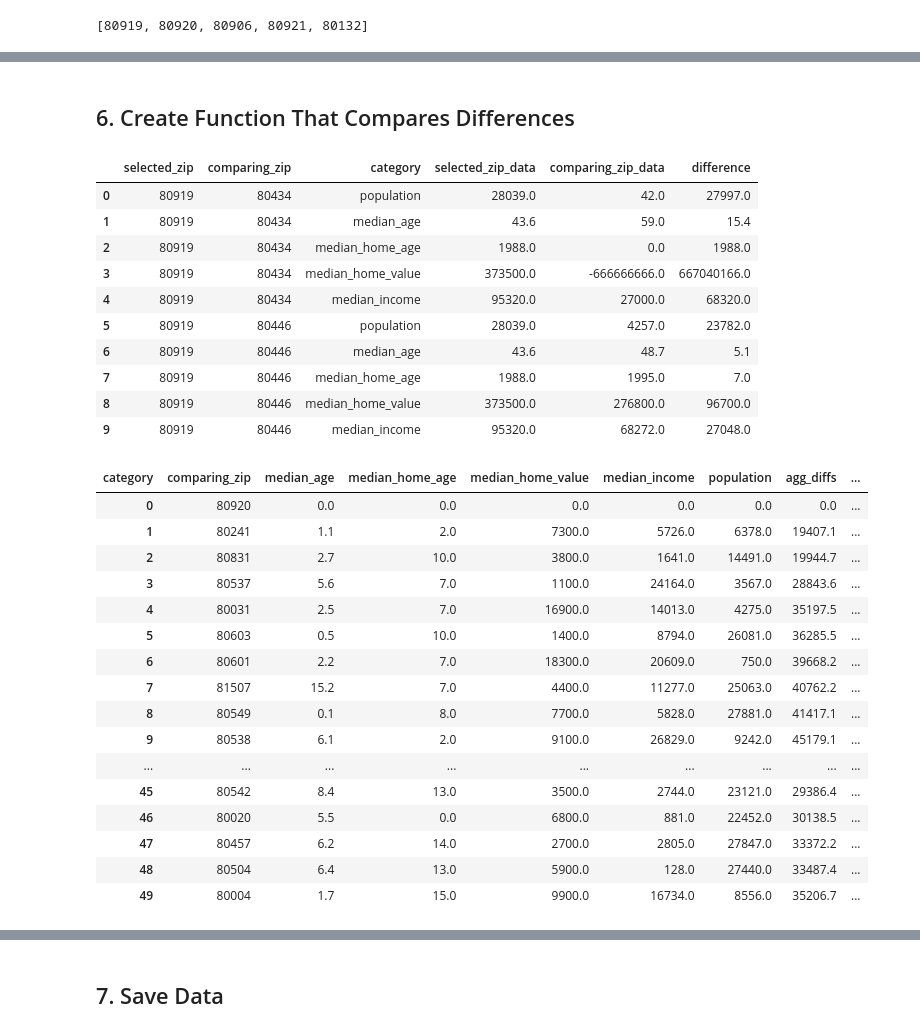
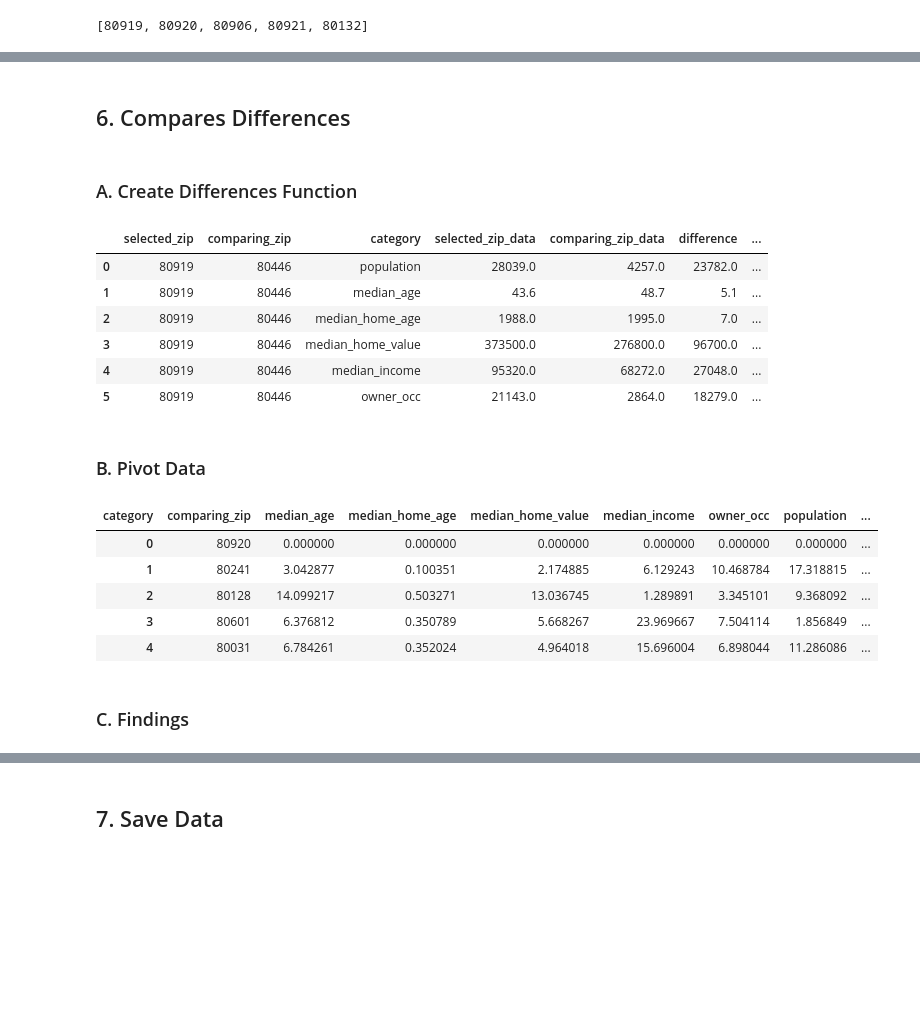
Before and after one commit to danielq1985/si_expansion_public, a Jupyter notebook: 03 - who_census.ipynb, the cells around one changed output, grey strips where cells are left out. Cells and saved outputs as stored; diff of their text form; code cells hidden in the pictures; blank space fills up the shorter version.

```diff
--- a/03 - who_census.ipynb
+++ b/03 - who_census.ipynb
@@ -79,6 +82,7 @@ column_update = ["population", #B01001_001E
                  "median_home_age", #B25035_001E
                  "median_home_value", #B25107_001E
                  "median_income", #B19013_001E
+                 "owner_occ", # B07013_002E
                  "zip"]
 
 df.columns = column_update
@@ -113,0 +161,5 @@ dtype: object
+# %%
+# We are going to drop all rows with negative values because they all have a very low population, are a military base,
+# or have multiple negative values making them useless
+df = df[df > 0].dropna()
+df.lt(0).sum()
@@ -160,5 +221,7 @@ top_zip_demos
-# %% [markdown]
-## 6. Create Function That Compares Differences
+# %% [markdown]
+## 6. Compares Differences
+# %% [markdown]
+### A. Create Differences Function
 # %%
 def create_df(target_zip):
     """
@@ -174,7 +237,8 @@ def create_df(target_zip):
                 other_zip_data = row['{}'.format(column)]
 
                 case = {"selected_zip": int(target_zip), "comparing_zip": int(row['zip']), "category": column, "selected_zip_data": target_zip_data,
-                                "comparing_zip_data": other_zip_data, "difference": abs(target_zip_data-other_zip_data)}
+                                "comparing_zip_data": other_zip_data, "difference": abs(target_zip_data-other_zip_data),
+                                "difference_percent": abs(target_zip_data-other_zip_data) / ((target_zip_data + other_zip_data) / 2) * 100}
                 arr.append(case)
     created_df = pd.DataFrame(arr)
     return created_df
@@ -184,19 +248,17 @@ df_80906 = create_df(80906)
 df_80921 = create_df(80921)
 df_80132 = create_df(80132)
 df_80919 = create_df(80919)
-df_80919.head(10)
+df_80919.head(6)
 # %% [output]
-|  | selected_zip | comparing_zip | category | selected_zip_data | comparing_zip_data | difference |
-| 0 | 80919 | 80434 | population | 28039.0 | 42.0 | 27997.0 |
-| 1 | 80919 | 80434 | median_age | 43.6 | 59.0 | 15.4 |
-| 2 | 80919 | 80434 | median_home_age | 1988.0 | 0.0 | 1988.0 |
-| 3 | 80919 | 80434 | median_home_value | 373500.0 | -666666666.0 | 667040166.0 |
-| 4 | 80919 | 80434 | median_income | 95320.0 | 27000.0 | 68320.0 |
-| 5 | 80919 | 80446 | population | 28039.0 | 4257.0 | 23782.0 |
-| 6 | 80919 | 80446 | median_age | 43.6 | 48.7 | 5.1 |
-| 7 | 80919 | 80446 | median_home_age | 1988.0 | 1995.0 | 7.0 |
-| 8 | 80919 | 80446 | median_home_value | 373500.0 | 276800.0 | 96700.0 |
-| 9 | 80919 | 80446 | median_income | 95320.0 | 68272.0 | 27048.0 |
+|  | selected_zip | comparing_zip | category | selected_zip_data | comparing_zip_data | difference | ... |
+| 0 | 80919 | 80446 | population | 28039.0 | 4257.0 | 23782.0 | ... |
+| 1 | 80919 | 80446 | median_age | 43.6 | 48.7 | 5.1 | ... |
+| 2 | 80919 | 80446 | median_home_age | 1988.0 | 1995.0 | 7.0 | ... |
+| 3 | 80919 | 80446 | median_home_value | 373500.0 | 276800.0 | 96700.0 | ... |
+| 4 | 80919 | 80446 | median_income | 95320.0 | 68272.0 | 27048.0 | ... |
+| 5 | 80919 | 80446 | owner_occ | 21143.0 | 2864.0 | 18279.0 | ... |
+# %% [markdown]
+### B. Pivot Data
 # %%
 def create_piv(df, zip_string):
     """
@@ -206,10 +268,10 @@ def create_piv(df, zip_string):
     """
     piv = df.pivot(index='comparing_zip',
               columns='category',
-              values='difference')
-    piv['agg_diffs']= piv.sum(axis=1)
+              values='difference_percent')
+    piv['mean_diffs']= piv.mean(axis=1)
     piv['selected_zip'] = zip_string
-    piv = piv.sort_values('agg_diffs').head(10)
+    piv = piv.sort_values('mean_diffs').head(11)
     return piv
 # %%
 # Concat all dfs to final pivot df
@@ -219,21 +281,13 @@ final_piv = pd.concat([create_piv(df_80920, "80920"), create_piv(df_80906, "8090
 # %%
 # Final data
 final_piv = final_piv.reset_index()
+final_piv.head()
 # %% [output]
-| category | comparing_zip | median_age | median_home_age | median_home_value | median_income | population | agg_diffs | ... |
-| 0 | 80920 | 0.0 | 0.0 | 0.0 | 0.0 | 0.0 | 0.0 | ... |
-| 1 | 80241 | 1.1 | 2.0 | 7300.0 | 5726.0 | 6378.0 | 19407.1 | ... |
-| 2 | 80831 | 2.7 | 10.0 | 3800.0 | 1641.0 | 14491.0 | 19944.7 | ... |
-| 3 | 80537 | 5.6 | 7.0 | 1100.0 | 24164.0 | 3567.0 | 28843.6 | ... |
-| 4 | 80031 | 2.5 | 7.0 | 16900.0 | 14013.0 | 4275.0 | 35197.5 | ... |
-| 5 | 80603 | 0.5 | 10.0 | 1400.0 | 8794.0 | 26081.0 | 36285.5 | ... |
-| 6 | 80601 | 2.2 | 7.0 | 18300.0 | 20609.0 | 750.0 | 39668.2 | ... |
-| 7 | 81507 | 15.2 | 7.0 | 4400.0 | 11277.0 | 25063.0 | 40762.2 | ... |
-| 8 | 80549 | 0.1 | 8.0 | 7700.0 | 5828.0 | 27881.0 | 41417.1 | ... |
-| 9 | 80538 | 6.1 | 2.0 | 9100.0 | 26829.0 | 9242.0 | 45179.1 | ... |
-| ... | ... | ... | ... | ... | ... | ... | ... | ... |
-| 45 | 80542 | 8.4 | 13.0 | 3500.0 | 2744.0 | 23121.0 | 29386.4 | ... |
-| 46 | 80020 | 5.5 | 0.0 | 6800.0 | 881.0 | 22452.0 | 30138.5 | ... |
-| 47 | 80457 | 6.2 | 14.0 | 2700.0 | 2805.0 | 27847.0 | 33372.2 | ... |
-| 48 | 80504 | 6.4 | 13.0 | 5900.0 | 128.0 | 27440.0 | 33487.4 | ... |
-| 49 | 80004 | 1.7 | 15.0 | 9900.0 | 16734.0 | 8556.0 | 35206.7 | ... |
+| category | comparing_zip | median_age | median_home_age | median_home_value | median_income | owner_occ | population | ... |
+| 0 | 80920 | 0.000000 | 0.000000 | 0.000000 | 0.000000 | 0.000000 | 0.000000 | ... |
+| 1 | 80241 | 3.042877 | 0.100351 | 2.174885 | 6.129243 | 10.468784 | 17.318815 | ... |
+| 2 | 80128 | 14.099217 | 0.503271 | 13.036745 | 1.289891 | 3.345101 | 9.368092 | ... |
+| 3 | 80601 | 6.376812 | 0.350789 | 5.668267 | 23.969667 | 7.504114 | 1.856849 | ... |
+| 4 | 80031 | 6.784261 | 0.352024 | 4.964018 | 15.696004 | 6.898044 | 11.286086 | ... |
+# %% [markdown]
+### C. Findings
```
Also changed, not shown: parts of 22 cells of this notebook, 4 other files.
